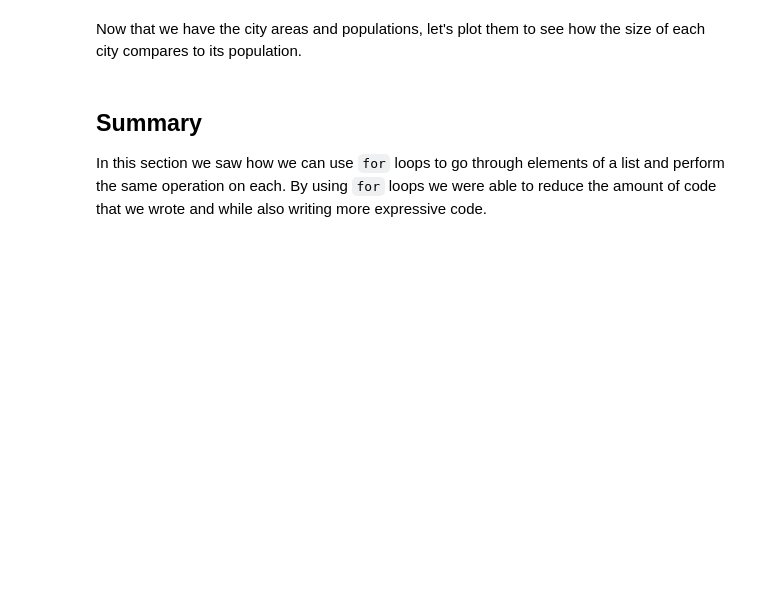
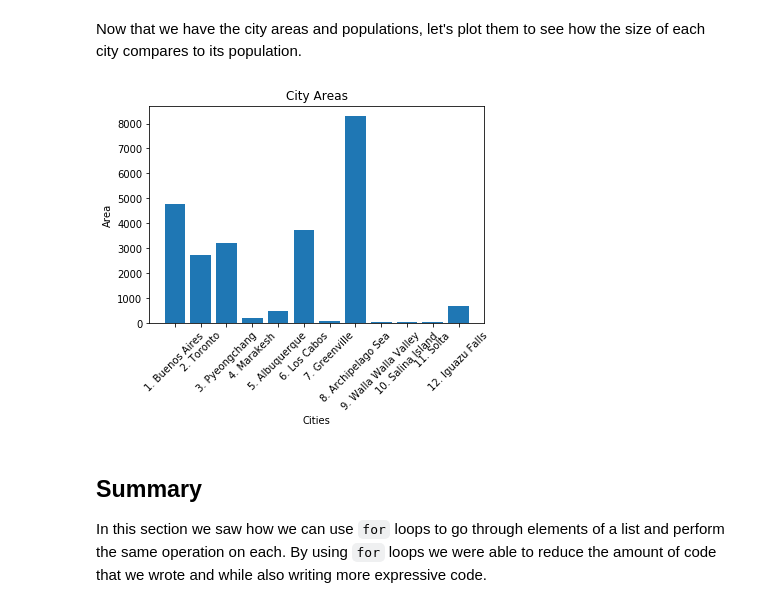
Before and after one commit to learn-co-curriculum/dsc-looping-over-collections-lab, a Jupyter notebook: index.ipynb, the cells around one changed output. Saved outputs shown, nothing was run; the diff lists cells and outputs as text; code cells hidden in the pictures; blank space fills up the shorter version.

```diff
--- a/index.ipynb
+++ b/index.ipynb
@@ -111,5 +262,16 @@ city_areas = []
 # %% [markdown]
 Now that we have the city areas and populations, let's plot them to see how the size of each city compares to its population.
+# %%
+# __SOLUTION__
+plt.bar(names_and_ranks, city_areas)
+plt.ylabel('Area')
+plt.xlabel('Cities')
+plt.title('City Areas')
+plt.xticks(rotation=45)
+
+plt.show()
+# %% [output]
+[figure, added]
 # %%
 plt.bar(names_and_ranks, city_populations)
 
```
Also changed, not shown: parts of 14 cells of this notebook, 5 other files.
